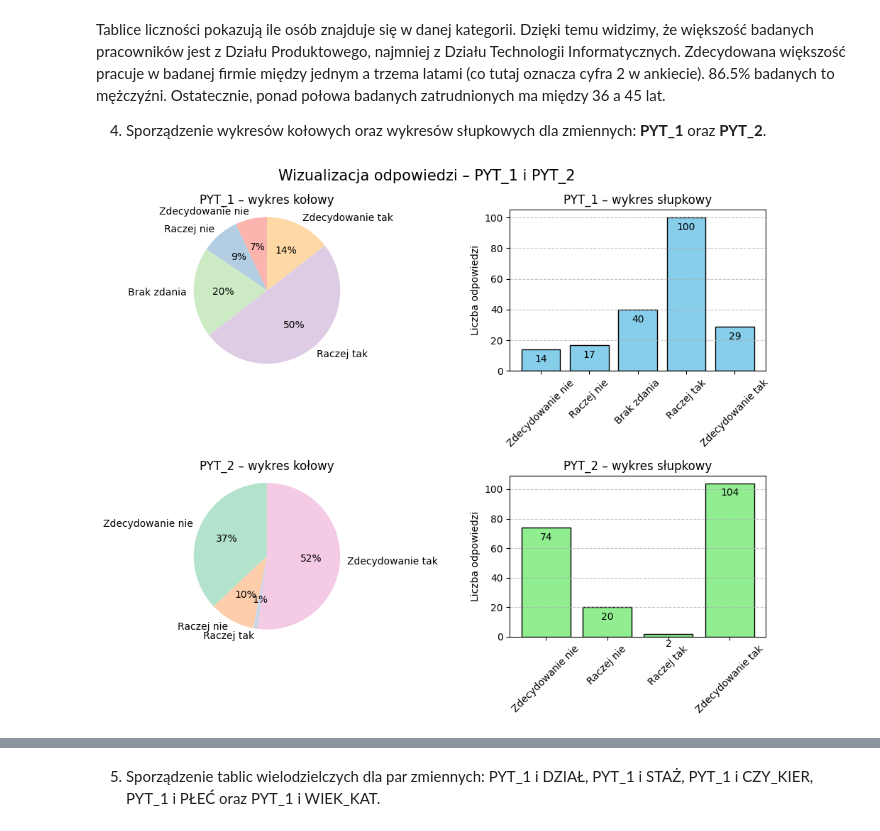
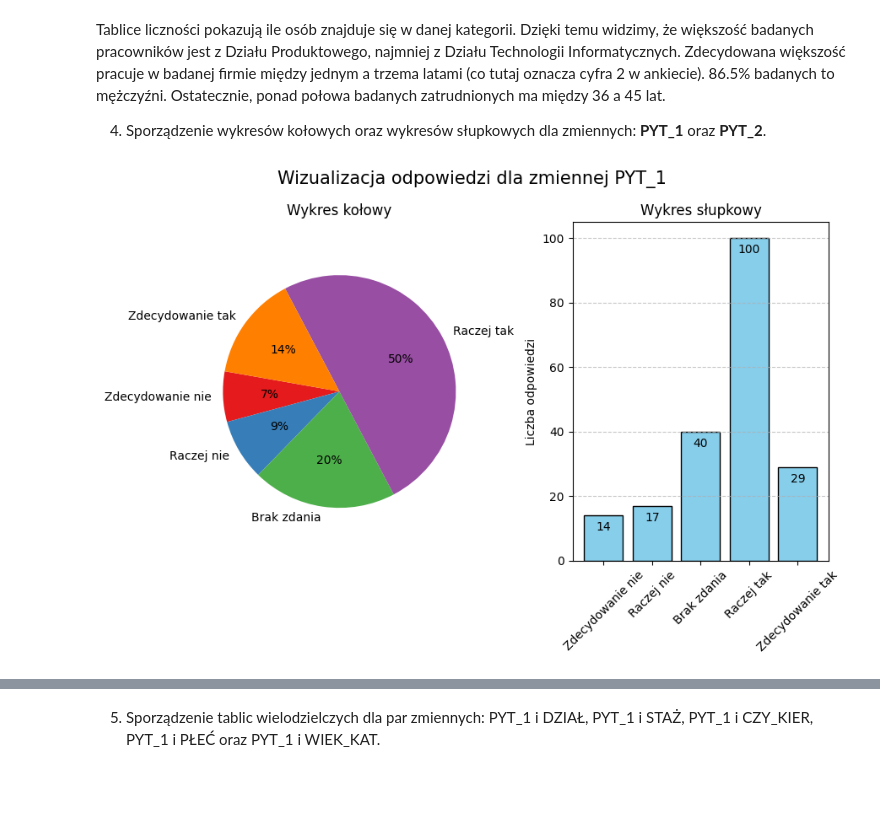
Before and after one commit to AmeliaBieda/Analiza_DA, a Jupyter notebook: lista1ADA.ipynb, the cells around one changed output, grey strips where cells are left out. Drawn from its saved outputs; the diff is of its cells as text; code cells hidden in the pictures; blank space fills up the shorter version.

```diff
--- a/lista1ADA.ipynb
+++ b/lista1ADA.ipynb
@@ -82,67 +92,35 @@ Tablice liczności pokazują ile osób znajduje się w danej kategorii. Dzięki
 # %%
 pyt1 = ankieta["PYT_1"].value_counts().sort_index()
 pyt2 = ankieta["PYT_2"].value_counts().sort_index()
 
 etykiety = {
     -2: "Zdecydowanie nie",
     -1: "Raczej nie",
-     0: "Brak zdania",
-     1: "Raczej tak",
-     2: "Zdecydowanie tak"
+    0: "Brak zdania",
+    1: "Raczej tak",
+    2: "Zdecydowanie tak",
 }
 pyt1_ind = pyt1.index.map(etykiety)
 pyt2_ind = pyt2.index.map(etykiety)
 
-fig, axs = plt.subplots(2, 2, figsize=(10, 8))
-fig.suptitle("Wizualizacja odpowiedzi – PYT_1 i PYT_2", fontsize=15)
+fig, axs = plt.subplots(1, 2, figsize=(9, 6))
+fig.suptitle("Wizualizacja odpowiedzi dla zmiennej PYT_1", fontsize=15)
 
 # Wiersz 1 – PYT_1
-axs[0, 0].pie(
-    pyt1,
-    labels=pyt1_ind,
-    autopct='%1.0f%%',
-    startangle=90,
-    colors=plt.cm.Pastel1.colors
+axs[0].pie(
+    pyt1, labels=pyt1_ind, autopct="%1.0f%%", startangle=170, colors=plt.cm.Set1.colors
 )
-axs[0, 0].set_title("PYT_1 – wykres kołowy")
-axs[0, 0].axis('equal')
+axs[0].set_title("Wykres kołowy")
+axs[0].axis("equal")
 
-bars = axs[0, 1].bar(
-    pyt1_ind,
-    pyt1.values,
-    color='skyblue',
-    edgecolor='black'
-)
-axs[0, 1].set_title("PYT_1 – wykres słupkowy")
-axs[0, 1].set_ylabel("Liczba odpowiedzi")
-axs[0, 1].tick_params(axis='x', rotation=45)
-axs[0, 1].grid(axis='y', linestyle='--', alpha=0.7)
-axs[0, 1].bar_label(bars, padding=-15)
-
-# Wiersz 2 – PYT_2
-axs[1, 0].pie(
-    pyt2,
-    labels=pyt2_ind,
-    autopct='%1.0f%%',
-    startangle=90,
-    colors=plt.cm.Pastel2.colors
-)
-axs[1, 0].set_title("PYT_2 – wykres kołowy")
-axs[1, 0].axis('equal')
-
-bars = axs[1, 1].bar(
-    pyt2_ind,
-    pyt2.values,
-    color='lightgreen',
-    edgecolor='black'
-)
-axs[1, 1].set_title("PYT_2 – wykres słupkowy")
-axs[1, 1].set_ylabel("Liczba odpowiedzi")
-axs[1, 1].tick_params(axis='x', rotation=45)
-axs[1, 1].grid(axis='y', linestyle='--', alpha=0.7)
-axs[1, 1].bar_label(bars, padding=-15)
+bars = axs[1].bar(pyt1_ind, pyt1.values, color="skyblue", edgecolor="black")
+axs[1].set_title("Wykres słupkowy")
+axs[1].set_ylabel("Liczba odpowiedzi")
+axs[1].tick_params(axis="x", rotation=45)
+axs[1].grid(axis="y", linestyle="--", alpha=0.7)
+axs[1].bar_label(bars, padding=-15)
 
 plt.tight_layout()
 plt.show()
 # %% [output]
-[figure, old version]
+[figure, new version]
```
Also changed, not shown: parts of 22 cells of this notebook.
